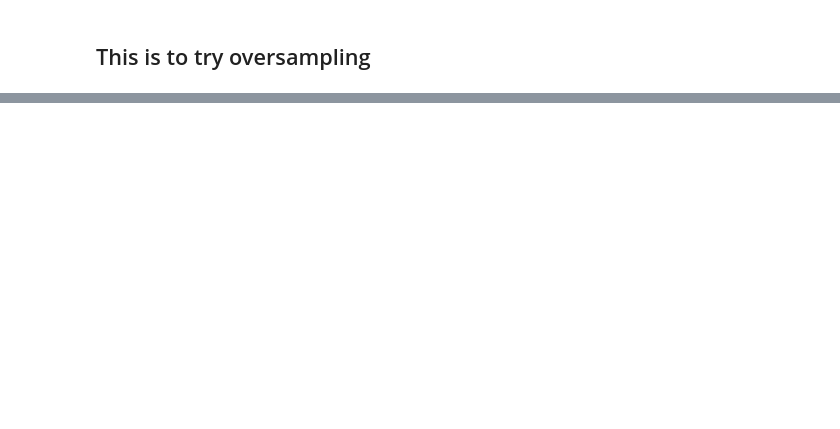
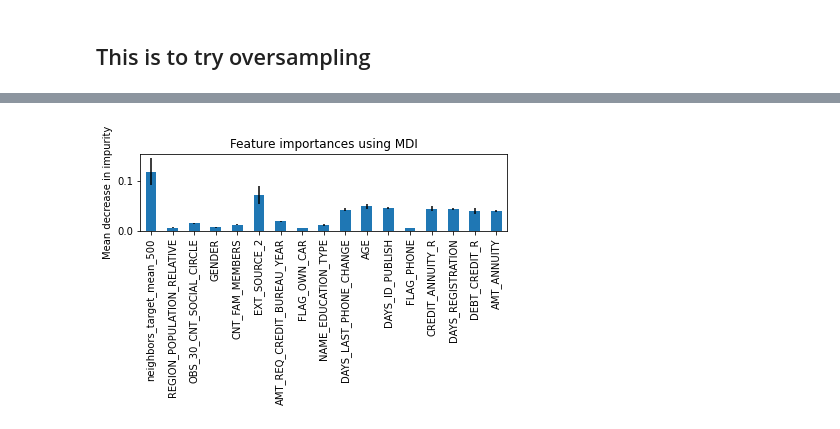
Before and after one commit to JasZeng/Home-Credit-Loan-Default-Rate-Prediction, a Jupyter notebook: HomeCredit_Project.ipynb, the cells around one changed output, grey strips where cells are left out. Saved outputs shown, nothing was run; the diff lists cells and outputs as text; code cells hidden in the pictures; blank space fills up the shorter version.

```diff
--- a/HomeCredit_Project.ipynb
+++ b/HomeCredit_Project.ipynb
@@ -388,0 +503,7 @@ logistic regression confusion matrix - Out of Sample:
+# %%
+from sklearn.ensemble import RandomForestClassifier
+
+rforest = RandomForestClassifier(random_state=42,class_weight={1:10,0:1})
+rforest.fit(X_train, Y_train)
+rforest_pred=rforest.predict(X_test)
+rforest_fit=rforest.predict(X_train)
@@ -388,0 +537,5 @@ logistic regression confusion matrix - Out of Sample:
+# %%
+importances = rforest.feature_importances_
+feature_names=X_train.columns
+forest_importances = pd.Series(importances, index=feature_names)
+forest_importances=forest_importances.sort_values(ascending=False)
@@ -388,0 +562,20 @@ logistic regression confusion matrix - Out of Sample:
+# %%
+ini_features_nms=['neighbors_target_mean_500','REGION_POPULATION_RELATIVE','OBS_30_CNT_SOCIAL_CIRCLE',
+                  'GENDER','CNT_FAM_MEMBERS','EXT_SOURCE_2', 'AMT_REQ_CREDIT_BUREAU_YEAR',
+                  'FLAG_OWN_CAR','NAME_EDUCATION_TYPE','DAYS_LAST_PHONE_CHANGE','AGE',
+                  'DAYS_ID_PUBLISH','FLAG_PHONE','CREDIT_ANNUITY_R',
+                  'DAYS_REGISTRATION','DEBT_CREDIT_R','AMT_ANNUITY']
+forest_importances=forest_importances[ini_features_nms]
+# %%
+std = np.std([tree.feature_importances_ for tree in rforest.estimators_], axis=0)
+feature_std = pd.Series(std, index=feature_names)
+STD=feature_std[forest_importances.index]
+# %%
+import matplotlib.pyplot as plt
+fig, ax = plt.subplots()
+forest_importances.plot.bar(yerr=STD, ax=ax)
+ax.set_title("Feature importances using MDI")
+ax.set_ylabel("Mean decrease in impurity")
+fig.tight_layout()
+# %% [output]
+[figure, added]
```
Also changed, not shown: parts of 84 cells of this notebook.
